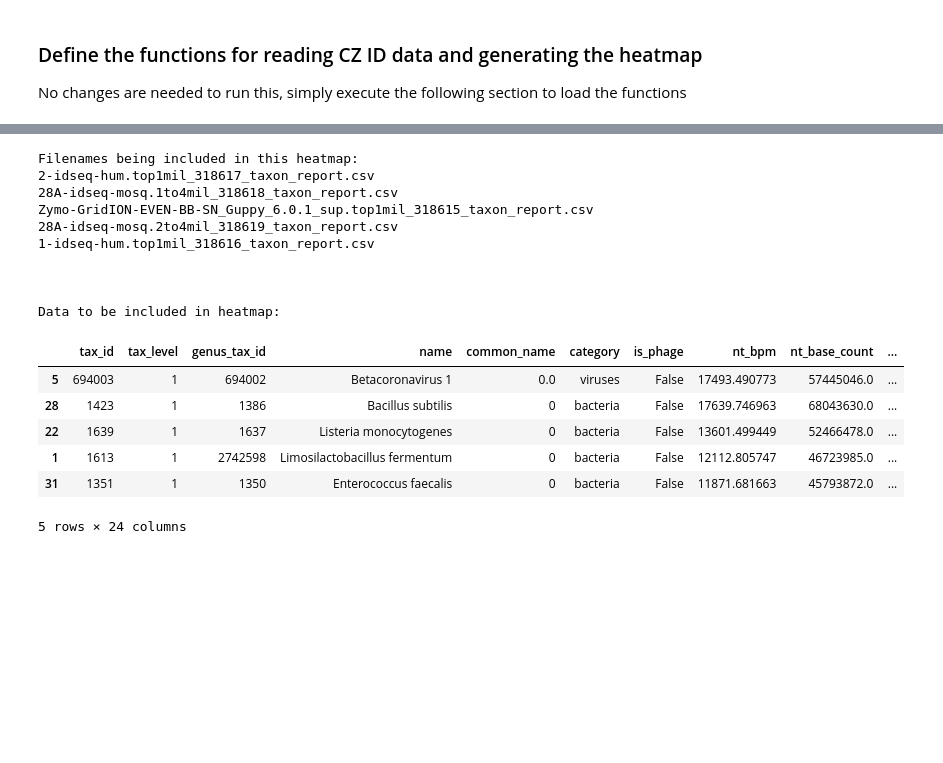
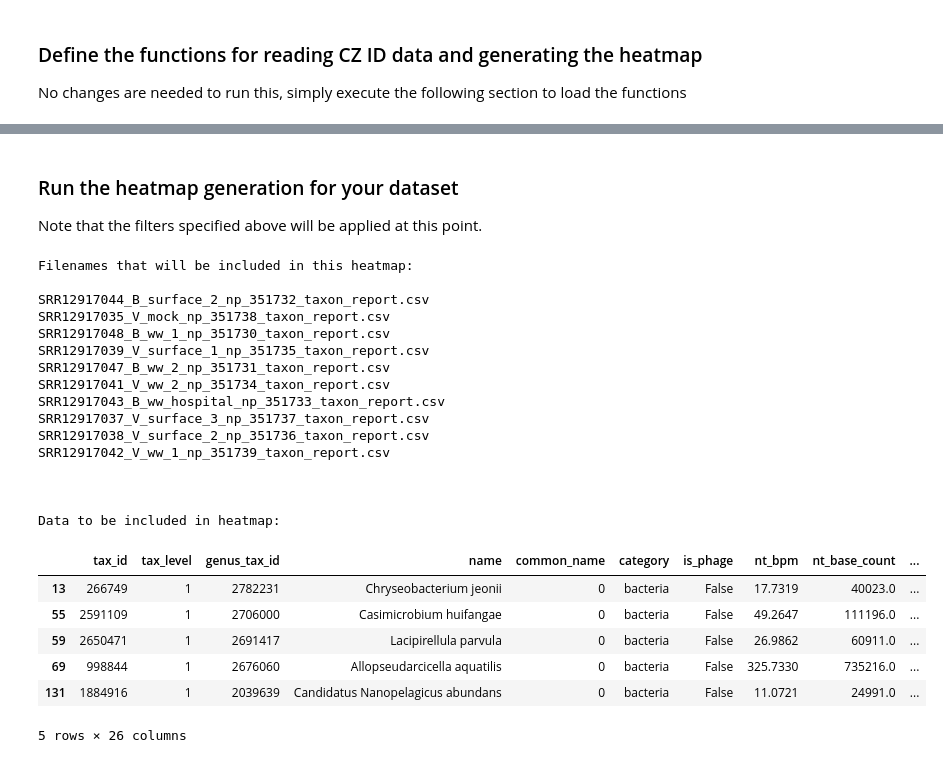
Before and after one commit to katrinakalantar/czid-ont-heatmap, a Jupyter notebook: Make_Nanopore_Heatmap.ipynb, the cells around one changed output, grey strips where cells are left out. Saved outputs shown, nothing was run; the diff lists cells and outputs as text; code cells hidden in the pictures; blank space fills up the shorter version.

```diff
--- a/Make_Nanopore_Heatmap.ipynb
+++ b/Make_Nanopore_Heatmap.ipynb
@@ -81,8 +114,7 @@ def read_czid_report(filename,
                      min_nt_bpm = 1,
                      min_nr_bpm = 1,
                      min_nt_contigs = 0,
-                     min_nr_contigs = 0,
-                     top_n = 10):
+                     min_nr_contigs = 0):
 
     '''
     Read in the CZ ID Sample Taxon Reports by filename, applying filtering.
@@ -106,17 +138,14 @@ def read_czid_report(filename,
     df = df[df['nt_contig_b'] >= min_nt_contigs]  # min_nt_contigs
     df = df[df['nr_contig_b'] >= min_nr_contigs]  # min_nr_contigs
 
-    # get top N
-    df.sort_values(by=metric, inplace=True, ascending = False)
-    df = df.head(top_n)
-
     # add samplename column to enable concatenating dataframes to long format
     df['samplename'] = ['_'.join(filename.split('/')[-1].split('_')[0:-3]) for i in range(len(df.index))]
 
     return(df)
 
 
-def plot_czid_heatmap(df, plot_value = 'nt_bpm', log=False, output_filename = 'output.pdf'):
+def plot_czid_heatmap(df, plot_value = 'nt_bpm', top_n=10, figure_size=(8,8),
+                      log=False, output_filename = 'output.pdf'):
     '''
     Plot the final heatmap
     '''
@@ -124,6 +153,10 @@ def plot_czid_heatmap(df, plot_value = 'nt_bpm', log=False, output_filename = 'o
     # convert long df to wide df
     plot_df = df.pivot(index='name', columns='samplename', values=plot_value)
 
+    x = plot_df.unstack().groupby(level=0, group_keys=False).nlargest(3).to_frame()
+    all_top_n_taxa = set([i[1] for i in x.index])
+    print(plot_df.shape)
+    plot_df = plot_df.loc[all_top_n_taxa]  # filter the plot data to only include taxa in the top_n
     print(plot_df.shape)
 
     # apply log-scale to value
@@ -134,11 +167,9 @@ def plot_czid_heatmap(df, plot_value = 'nt_bpm', log=False, output_filename = 'o
     czid_colors = sns.color_palette("YlOrRd", as_cmap=True)
 
     # plot heatmap
-    plt.figure(figsize=(
-        plot_df.shape[1]/2.5, # rownames
-        plot_df.shape[0]/5)   # colnames
-              )
-    sns.heatmap(plot_df, cmap=czid_colors, linewidths=.1, linecolor='grey', xticklabels=True, yticklabels=True) #annot=True,
+    plt.figure(figsize=figure_size)
+    sns.heatmap(plot_df, cmap=czid_colors, linewidths=.1, linecolor='grey',
+                square=True, xticklabels=True, yticklabels=True)
     plt.tight_layout()
     plt.savefig(output_filename)
     plt.show()
@@ -158,44 +176,51 @@ Note that there are several parameters available for tweaking:
+# %% [markdown]
+### Run the heatmap generation for your dataset
+
+Note that the filters specified above will be applied at this point.
 # %%
 # list of files that will be included in the heatmap
-print("Filenames being included in this heatmap: ")
+print("Filenames that will be included in this heatmap: \n")
 for file in os.listdir(data_directory):
     print(file)
 
 print("\n\n")
 
-# parse CZ ID reports into dataframe
-# NOTE: adjust the parameters for filtering here!
+# parse CZ ID reports into dataframe, applying the filters you specified above
 results_matrix_list = [
     read_czid_report(data_directory + '/' + file,
-                     metric = 'nt_bpm',
-                     tax_level = [1],
-                     category_list = ['viruses','bacteria'],
-                     min_nt_bpm = 10000,
-                     min_nr_bpm = 0,
-                     min_nt_contigs = 0,
-                     min_nr_contigs = 0,
-                     top_n = 10
-                         ) for file in os.listdir(data_directory)]
+                     metric = METRIC,
+                     tax_level = TAX_LEVEL,
+                     category_list = CATEGORY_LIST,
+                     min_nt_bpm = MIN_NT_BPM,
+                     min_nr_bpm = MIN_NR_BPM,
+                     min_nt_contigs = MIN_NT_CONTIGS,
+                     min_nr_contigs = MIN_NR_CONTIGS) for file in os.listdir(data_directory)]
 
 print("Data to be included in heatmap: ")
 big_df = pd.concat(results_matrix_list, axis=0)
 big_df.head(5)
 # %% [output]
-Filenames being included in this heatmap:
-2-idseq-hum.top1mil_318617_taxon_report.csv
-28A-idseq-mosq.1to4mil_318618_taxon_report.csv
-Zymo-GridION-EVEN-BB-SN_Guppy_6.0.1_sup.top1mil_318615_taxon_report.csv
-28A-idseq-mosq.2to4mil_318619_taxon_report.csv
-1-idseq-hum.top1mil_318616_taxon_report.csv
+Filenames that will be included in this heatmap:
+
+SRR12917044_B_surface_2_np_351732_taxon_report.csv
+SRR12917035_V_mock_np_351738_taxon_report.csv
+SRR12917048_B_ww_1_np_351730_taxon_report.csv
+SRR12917039_V_surface_1_np_351735_taxon_report.csv
+SRR12917047_B_ww_2_np_351731_taxon_report.csv
+SRR12917041_V_ww_2_np_351734_taxon_report.csv
+SRR12917043_B_ww_hospital_np_351733_taxon_report.csv
+SRR12917037_V_surface_3_np_351737_taxon_report.csv
+SRR12917038_V_surface_2_np_351736_taxon_report.csv
+SRR12917042_V_ww_1_np_351739_taxon_report.csv
 
 
 
 Data to be included in heatmap:
 |  | tax_id | tax_level | genus_tax_id | name | common_name | category | is_phage | nt_bpm | nt_base_count | ... |
-| 5 | 694003 | 1 | 694002 | Betacoronavirus 1 | 0.0 | viruses | False | 17493.490773 | 57445046.0 | ... |
-| 28 | 1423 | 1 | 1386 | Bacillus subtilis | 0 | bacteria | False | 17639.746963 | 68043630.0 | ... |
-| 22 | 1639 | 1 | 1637 | Listeria monocytogenes | 0 | bacteria | False | 13601.499449 | 52466478.0 | ... |
-| 1 | 1613 | 1 | 2742598 | Limosilactobacillus fermentum | 0 | bacteria | False | 12112.805747 | 46723985.0 | ... |
-| 31 | 1351 | 1 | 1350 | Enterococcus faecalis | 0 | bacteria | False | 11871.681663 | 45793872.0 | ... |
+| 13 | 266749 | 1 | 2782231 | Chryseobacterium jeonii | 0 | bacteria | False | 17.7319 | 40023.0 | ... |
+| 55 | 2591109 | 1 | 2706000 | Casimicrobium huifangae | 0 | bacteria | False | 49.2647 | 111196.0 | ... |
+| 59 | 2650471 | 1 | 2691417 | Lacipirellula parvula | 0 | bacteria | False | 26.9862 | 60911.0 | ... |
+| 69 | 998844 | 1 | 2676060 | Allopseudarcicella aquatilis | 0 | bacteria | False | 325.7330 | 735216.0 | ... |
+| 131 | 1884916 | 1 | 2039639 | Candidatus Nanopelagicus abundans | 0 | bacteria | False | 11.0721 | 24991.0 | ... |
-5 rows × 24 columns
+5 rows × 26 columns
 # %%
```
Also changed, not shown: parts of 6 cells of this notebook, 10 other files.
